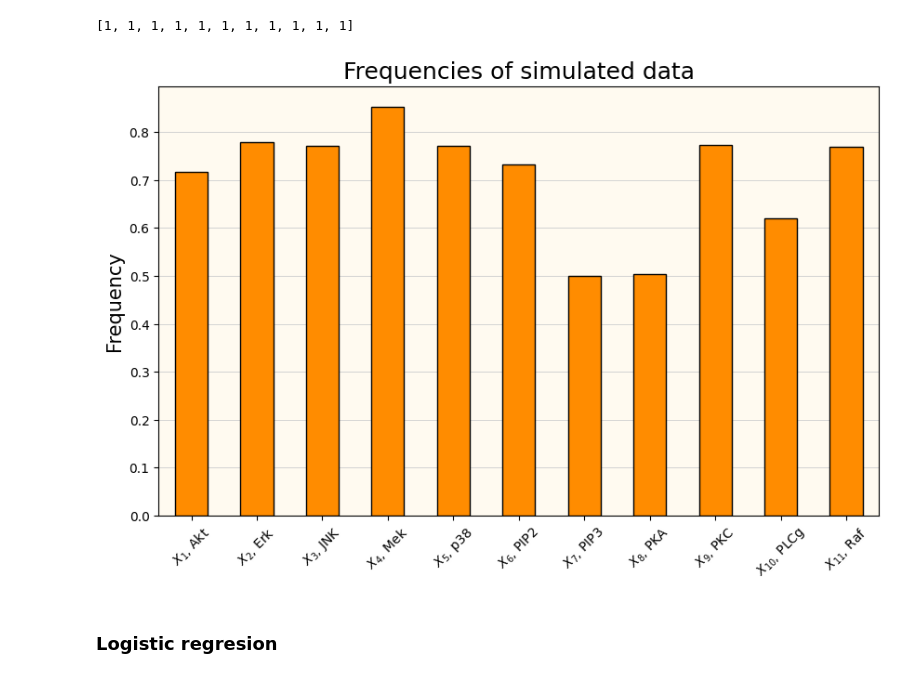
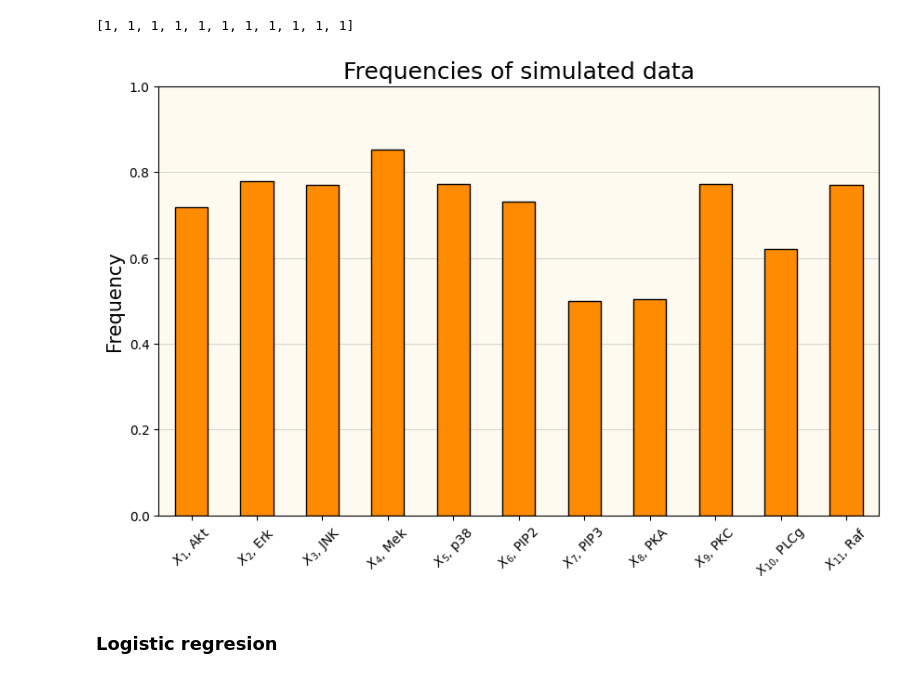
Before and after one commit to AblaZe42/MODCOM_PROJECT, a Jupyter notebook: part_i.ipynb, the cells around one changed output. Saved outputs shown, nothing was run; the diff lists cells and outputs as text; code cells hidden in the pictures.

```diff
--- a/part_i.ipynb
+++ b/part_i.ipynb
@@ -250,26 +250,27 @@ percentages = forward(0.5, 100).mean() * 100  # mean() calculates the proportion
 # %%
 # Calculate the percentage of 1's for each column
 fwd_sim = pd.read_csv('dataset/50K_forward_simulation.csv')
 
 percentages=fwd_sim.mean()
 categories = ['$X_1$, Akt' , '$X_2$, Erk' ,'$X_3$, JNK' , '$X_4$, Mek' , '$X_5$, p38' , '$X_6$, PIP2' , '$X_7$, PIP3' , '$X_8$, PKA' , '$X_9$, PKC' , '$X_{10}$, PLCg' , '$X_{11}$, Raf']
 n = len(categories)
 
 fig1, ax = plt.subplots(figsize=(10,6))
 
 percentages.plot(kind='bar', ax=ax,color='darkorange',edgecolor='black')
 
 
 plt.ylabel('Frequency',fontsize=15)
+plt.ylim(0,1)
 plt.xticks(ticks=np.arange(n),labels=categories, rotation=45)
 plt.title('Frequencies of simulated data',fontsize=18)
 ax.set_facecolor('floralwhite')
 ax.set_axisbelow(True)
 plt.grid(axis='y', linestyle='-', linewidth=0.7,color='lightgray')
 plt.show()
 fig1.savefig('fwd_sim_data_part_i.png')
 # %% [output]
-[figure, old version]
+[figure, new version]
 # %%
 # Plotting
 fig, ax = plt.subplots()
```
Also changed, not shown: 3 other files.
